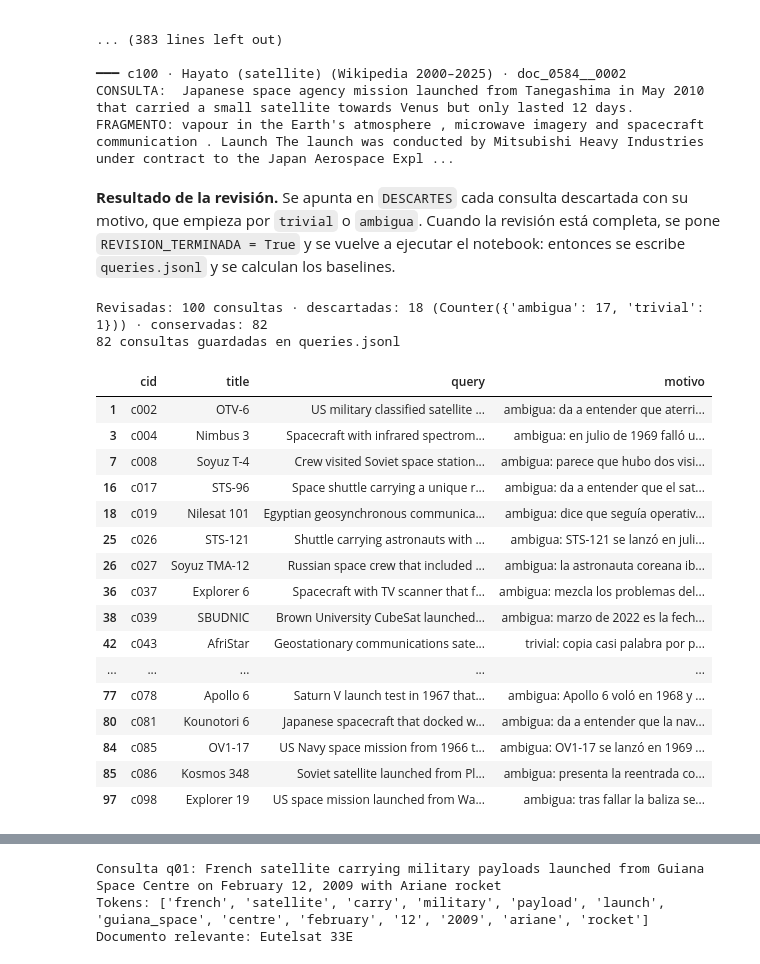
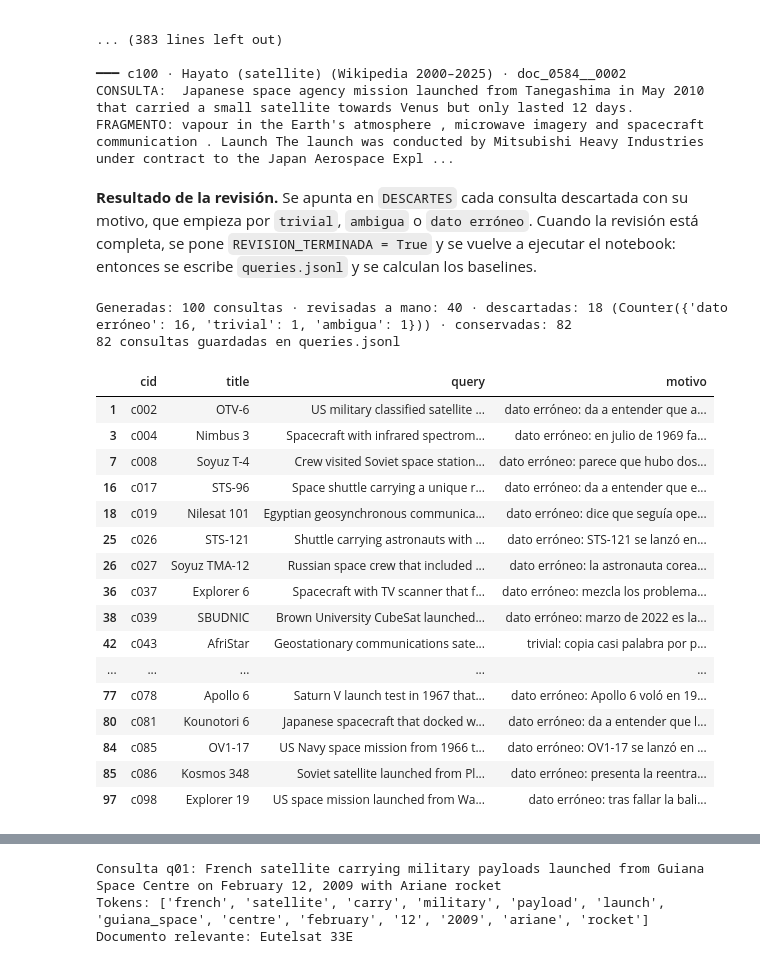
Before and after one commit to kevinMGII/uc3m-pln-rag-2026, a Jupyter notebook: hito1.ipynb, the cells around one changed output, grey strips where cells are left out. Drawn from its saved outputs; the diff is of its cells as text; code cells hidden in the pictures.

Commit message:
fix: revisión Hito 1

```diff
--- a/hito1.ipynb
+++ b/hito1.ipynb
@@ -377,74 +376,76 @@ FRAGMENTO: Zond 6 Names | Soyuz 7K-L1 s/n 12 Mission type | Planetary Science Op
 CONSULTA:  Japanese space agency mission launched from Tanegashima in May 2010 that carried a small satellite towards Venus but only lasted 12 days.
 FRAGMENTO: vapour in the Earth's atmosphere , microwave imagery and spacecraft communication . Launch The launch was conducted by Mitsubishi Heavy Industries under contract to the Japan Aerospace Expl ...
 # %% [markdown]
-**Resultado de la revisión.** Se apunta en `DESCARTES` cada consulta descartada con su motivo, que empieza por `trivial` o `ambigua`. Cuando la revisión está completa, se pone `REVISION_TERMINADA = True` y se vuelve a ejecutar el notebook: entonces se escribe `queries.jsonl` y se calculan los baselines.
+**Resultado de la revisión.** Se apunta en `DESCARTES` cada consulta descartada con su motivo, que empieza por `trivial`, `ambigua` o `dato erróneo`. Cuando la revisión está completa, se pone `REVISION_TERMINADA = True` y se vuelve a ejecutar el notebook: entonces se escribe `queries.jsonl` y se calculan los baselines.
 # %%
 REVISION_TERMINADA = True
+N_REVISADAS = 40    # 4 miembros x 10 consultas elegidas al azar de su lote de 25
 DESCARTES = {
-    'c002': 'ambigua: da a entender que aterrizó por un motivo clasificado, pero el texto solo dice que el objetivo de la misión era secreto',
-    'c004': 'ambigua: en julio de 1969 falló un instrumento y la misión siguió operando hasta 1972',
-    'c008': 'ambigua: parece que hubo dos visitas, pero la tripulación llegó en marzo y se quedó hasta mayo',
-    'c017': 'ambigua: da a entender que el satélite iba destinado a la ISS, pero se desplegó desde el transbordador',
-    'c019': 'ambigua: dice que seguía operativo tras 18 años, pero el texto indica que se retiró en 2013',
-    'c026': 'ambigua: STS-121 se lanzó en julio de 2006 y la consulta dice 2007',
-    'c027': 'ambigua: la astronauta coreana iba en el lanzamiento de abril y el pasajero estadounidense en el regreso de octubre',
-    'c037': 'ambigua: mezcla los problemas del escáner con el fallo a baja altitud, que fue de otro instrumento',
-    'c039': 'ambigua: marzo de 2022 es la fecha de la foto previa al vuelo, no la del lanzamiento',
+    'c002': 'dato erróneo: da a entender que aterrizó por un motivo clasificado, pero el texto solo dice que el objetivo de la misión era secreto',
+    'c004': 'dato erróneo: en julio de 1969 falló un instrumento y la misión siguió operando hasta 1972',
+    'c008': 'dato erróneo: parece que hubo dos visitas, pero la tripulación llegó en marzo y se quedó hasta mayo',
+    'c017': 'dato erróneo: da a entender que el satélite iba destinado a la ISS, pero se desplegó desde el transbordador',
+    'c019': 'dato erróneo: dice que seguía operativo tras 18 años, pero el texto indica que se retiró en 2013',
+    'c026': 'dato erróneo: STS-121 se lanzó en julio de 2006 y la consulta dice 2007',
+    'c027': 'dato erróneo: la astronauta coreana iba en el lanzamiento de abril y el pasajero estadounidense en el regreso de octubre',
+    'c037': 'dato erróneo: mezcla los problemas del escáner con el fallo a baja altitud, que fue de otro instrumento',
+    'c039': 'dato erróneo: marzo de 2022 es la fecha de la foto previa al vuelo, no la del lanzamiento',
     'c043': 'trivial: copia casi palabra por palabra la frase que identifica a AfriStar por su emisión de radio digital',
-    'c062': 'ambigua: dice que explotó el satélite, pero lo que explotó fue el cohete que lo llevaba',
-    'c069': 'ambigua: sitúa la pérdida de la carga dos años después, cuando ocurrió unos ocho meses tras el lanzamiento',
+    'c062': 'dato erróneo: dice que explotó el satélite, pero lo que explotó fue el cohete que lo llevaba',
+    'c069': 'dato erróneo: sitúa la pérdida de la carga dos años después, cuando ocurrió unos ocho meses tras el lanzamiento',
     'c075': 'ambigua: habla de claridad del agua en general y el fragmento estudia la detección de cambios en la clorofila',
-    'c078': 'ambigua: Apollo 6 voló en 1968 y la trayectoria más allá de la Luna quedó en el plan de vuelo',
-    'c081': 'ambigua: da a entender que la nave fue a la ISS para el experimento, pero la prueba del cable se intentó después de separarse',
-    'c085': 'ambigua: OV1-17 se lanzó en 1969 y la consulta dice 1966',
-    'c086': 'ambigua: presenta la reentrada como un fallo, pero el fragmento solo dice que el satélite perdió órbita',
-    'c098': 'ambigua: tras fallar la baliza se recurrió a cámaras de seguimiento, no al método que indica la consulta',
+    'c078': 'dato erróneo: Apollo 6 voló en 1968 y la trayectoria más allá de la Luna quedó en el plan de vuelo',
+    'c081': 'dato erróneo: da a entender que la nave fue a la ISS para el experimento, pero la prueba del cable se intentó después de separarse',
+    'c085': 'dato erróneo: OV1-17 se lanzó en 1969 y la consulta dice 1966',
+    'c086': 'dato erróneo: presenta la reentrada como un fallo, pero el fragmento solo dice que el satélite perdió órbita',
+    'c098': 'dato erróneo: tras fallar la baliza se recurrió a cámaras de seguimiento, no al método que indica la consulta',
 }
 # %%
 unknown = set(DESCARTES) - set(candidates.cid)
 assert not unknown, f'Identificadores que no existen: {sorted(unknown)}'
-assert all(m.split(':')[0].strip() in ('trivial', 'ambigua') for m in DESCARTES.values()), \
-    'Cada motivo debe empezar por "trivial" o "ambigua"'
+assert all(m.split(':')[0].strip() in ('trivial', 'ambigua', 'dato erróneo') for m in DESCARTES.values()), \
+    'Cada motivo debe empezar por "trivial", "ambigua" o "dato erróneo"'
 
 candidates['decision'] = candidates.cid.map(lambda c: 'descartada' if c in DESCARTES else 'conservada')
 candidates['motivo'] = candidates.cid.map(lambda c: DESCARTES.get(c, ''))
 kept = candidates[candidates.decision == 'conservada'].reset_index(drop=True)
 kept['qid'] = [f'q{i:02d}' for i in range(1, len(kept) + 1)]
 
-print(f'Revisadas: {len(candidates)} consultas · descartadas: {len(DESCARTES)} '
+assert len(DESCARTES) <= N_REVISADAS, 'Solo se pueden descartar consultas revisadas'
+print(f'Generadas: {len(candidates)} consultas · revisadas a mano: {N_REVISADAS} · descartadas: {len(DESCARTES)} '
       f'({Counter(m.split(":")[0].strip() for m in DESCARTES.values())}) · conservadas: {len(kept)}')
 
 if REVISION_TERMINADA:
     assert len(kept) >= 30, 'El enunciado pide al menos 30 consultas'
     with QUERIES_PATH.open('w', encoding='utf-8', newline='\n') as f:
         for q in kept.itertuples():
             f.write(json.dumps({'qid': q.qid, 'query': q.query, 'relevant_ids': [q.doc_id], 'source_chunk': q.chunk_id},
                                ensure_ascii=False) + '\n')
     print(f'{len(kept)} consultas guardadas en {QUERIES_PATH}')
 else:
     print('Revisión pendiente: queries.jsonl no se escribe todavía.')
 
 candidates.loc[candidates.decision == 'descartada', ['cid', 'title', 'query', 'motivo']]
 # %% [output]
-Revisadas: 100 consultas · descartadas: 18 (Counter({'ambigua': 17, 'trivial': 1})) · conservadas: 82
+Generadas: 100 consultas · revisadas a mano: 40 · descartadas: 18 (Counter({'dato erróneo': 16, 'trivial': 1, 'ambigua': 1})) · conservadas: 82
 82 consultas guardadas en queries.jsonl
 |  | cid | title | query | motivo |
-| 1 | c002 | OTV-6 | US military classified satellite ... | ambigua: da a entender que aterri... |
-| 3 | c004 | Nimbus 3 | Spacecraft with infrared spectrom... | ambigua: en julio de 1969 falló u... |
-| 7 | c008 | Soyuz T-4 | Crew visited Soviet space station... | ambigua: parece que hubo dos visi... |
-| 16 | c017 | STS-96 | Space shuttle carrying a unique r... | ambigua: da a entender que el sat... |
-| 18 | c019 | Nilesat 101 | Egyptian geosynchronous communica... | ambigua: dice que seguía operativ... |
-| 25 | c026 | STS-121 | Shuttle carrying astronauts with ... | ambigua: STS-121 se lanzó en juli... |
-| 26 | c027 | Soyuz TMA-12 | Russian space crew that included ... | ambigua: la astronauta coreana ib... |
-| 36 | c037 | Explorer 6 | Spacecraft with TV scanner that f... | ambigua: mezcla los problemas del... |
-| 38 | c039 | SBUDNIC | Brown University CubeSat launched... | ambigua: marzo de 2022 es la fech... |
+| 1 | c002 | OTV-6 | US military classified satellite ... | dato erróneo: da a entender que a... |
+| 3 | c004 | Nimbus 3 | Spacecraft with infrared spectrom... | dato erróneo: en julio de 1969 fa... |
+| 7 | c008 | Soyuz T-4 | Crew visited Soviet space station... | dato erróneo: parece que hubo dos... |
+| 16 | c017 | STS-96 | Space shuttle carrying a unique r... | dato erróneo: da a entender que e... |
+| 18 | c019 | Nilesat 101 | Egyptian geosynchronous communica... | dato erróneo: dice que seguía ope... |
+| 25 | c026 | STS-121 | Shuttle carrying astronauts with ... | dato erróneo: STS-121 se lanzó en... |
+| 26 | c027 | Soyuz TMA-12 | Russian space crew that included ... | dato erróneo: la astronauta corea... |
+| 36 | c037 | Explorer 6 | Spacecraft with TV scanner that f... | dato erróneo: mezcla los problema... |
+| 38 | c039 | SBUDNIC | Brown University CubeSat launched... | dato erróneo: marzo de 2022 es la... |
 | 42 | c043 | AfriStar | Geostationary communications sate... | trivial: copia casi palabra por p... |
 | ... | ... | ... | ... | ... |
-| 77 | c078 | Apollo 6 | Saturn V launch test in 1967 that... | ambigua: Apollo 6 voló en 1968 y ... |
-| 80 | c081 | Kounotori 6 | Japanese spacecraft that docked w... | ambigua: da a entender que la nav... |
-| 84 | c085 | OV1-17 | US Navy space mission from 1966 t... | ambigua: OV1-17 se lanzó en 1969 ... |
-| 85 | c086 | Kosmos 348 | Soviet satellite launched from Pl... | ambigua: presenta la reentrada co... |
-| 97 | c098 | Explorer 19 | US space mission launched from Wa... | ambigua: tras fallar la baliza se... |
+| 77 | c078 | Apollo 6 | Saturn V launch test in 1967 that... | dato erróneo: Apollo 6 voló en 19... |
+| 80 | c081 | Kounotori 6 | Japanese spacecraft that docked w... | dato erróneo: da a entender que l... |
+| 84 | c085 | OV1-17 | US Navy space mission from 1966 t... | dato erróneo: OV1-17 se lanzó en ... |
+| 85 | c086 | Kosmos 348 | Soviet satellite launched from Pl... | dato erróneo: presenta la reentra... |
+| 97 | c098 | Explorer 19 | US space mission launched from Wa... | dato erróneo: tras fallar la bali... |
 # %% [markdown]
 ## **5. Baselines: TF-IDF + coseno y BM25**
 
```
Also changed, not shown: parts of 14 cells of this notebook, 1 other file.
